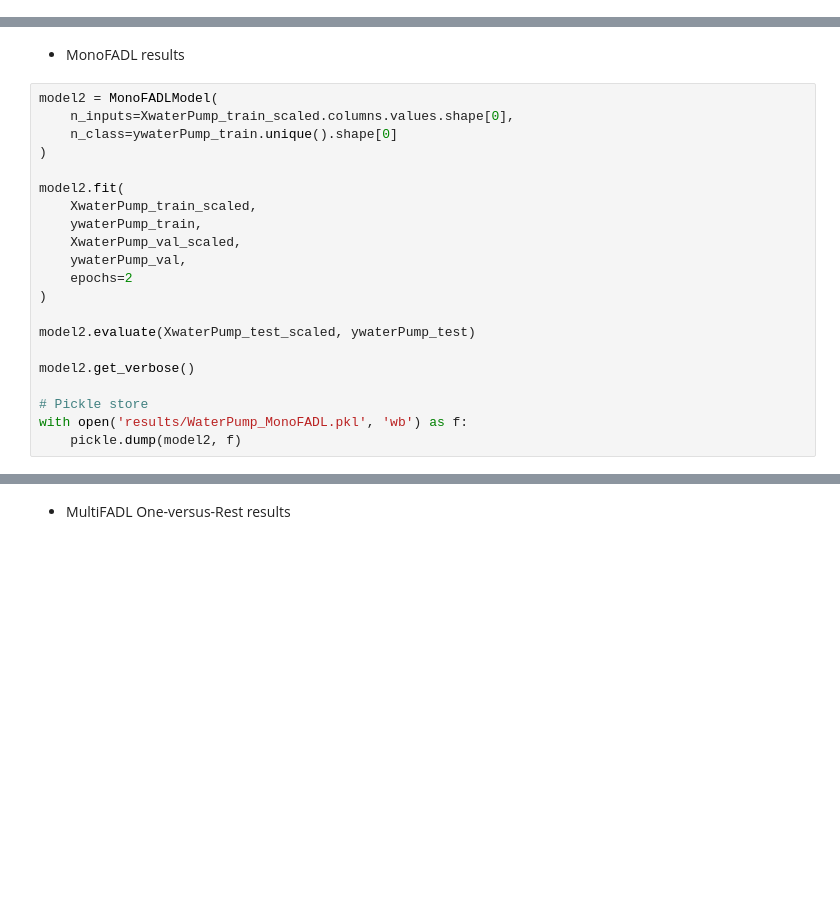
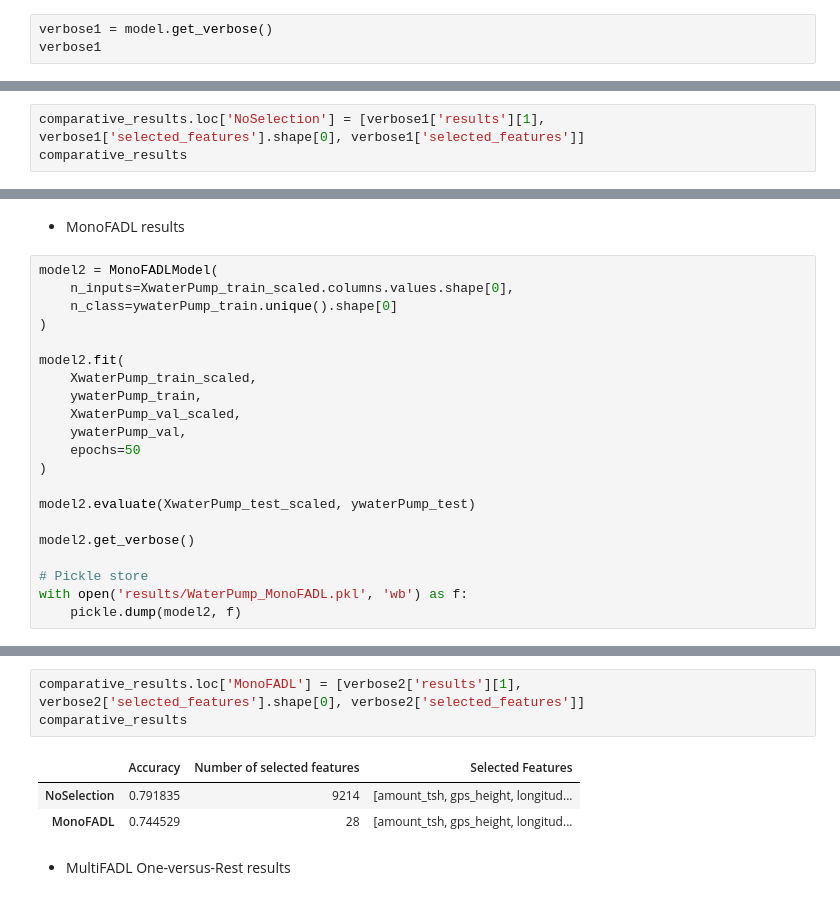
Before and after one commit to lourdesLB/MultiFADL, a Jupyter notebook: testOvR_WaterPump.ipynb, the cells around one changed output, grey strips where cells are left out. Saved outputs shown, nothing was run; the diff lists cells and outputs as text; blank space fills up the shorter version.

```diff
--- a/testOvR_WaterPump.ipynb
+++ b/testOvR_WaterPump.ipynb
@@ -176,0 +176,3 @@ Epoch 2/2
+# %%
+verbose1 = model.get_verbose()
+verbose1
@@ -176,0 +193,3 @@ Epoch 2/2
+# %%
+comparative_results.loc['NoSelection'] = [verbose1['results'][1], verbose1['selected_features'].shape[0], verbose1['selected_features']]
+comparative_results
@@ -187,7 +209,7 @@ model2.fit(
     ywaterPump_train,
     XwaterPump_val_scaled,
     ywaterPump_val,
-    epochs=2
+    epochs=50
 )
 
 model2.evaluate(XwaterPump_test_scaled, ywaterPump_test)
@@ -207,3 +261,10 @@ Epoch 2/2
+# %%
+comparative_results.loc['MonoFADL'] = [verbose2['results'][1], verbose2['selected_features'].shape[0], verbose2['selected_features']]
+comparative_results
+# %% [output]
+|  | Accuracy | Number of selected features | Selected Features |
+| NoSelection | 0.791835 | 9214 | [amount_tsh, gps_height, longitud... |
+| MonoFADL | 0.744529 | 28 | [amount_tsh, gps_height, longitud... |
 # %% [markdown]
 * MultiFADL One-versus-Rest results
 # %%
```
Also changed, not shown: parts of 11 cells of this notebook, 14 other files.
